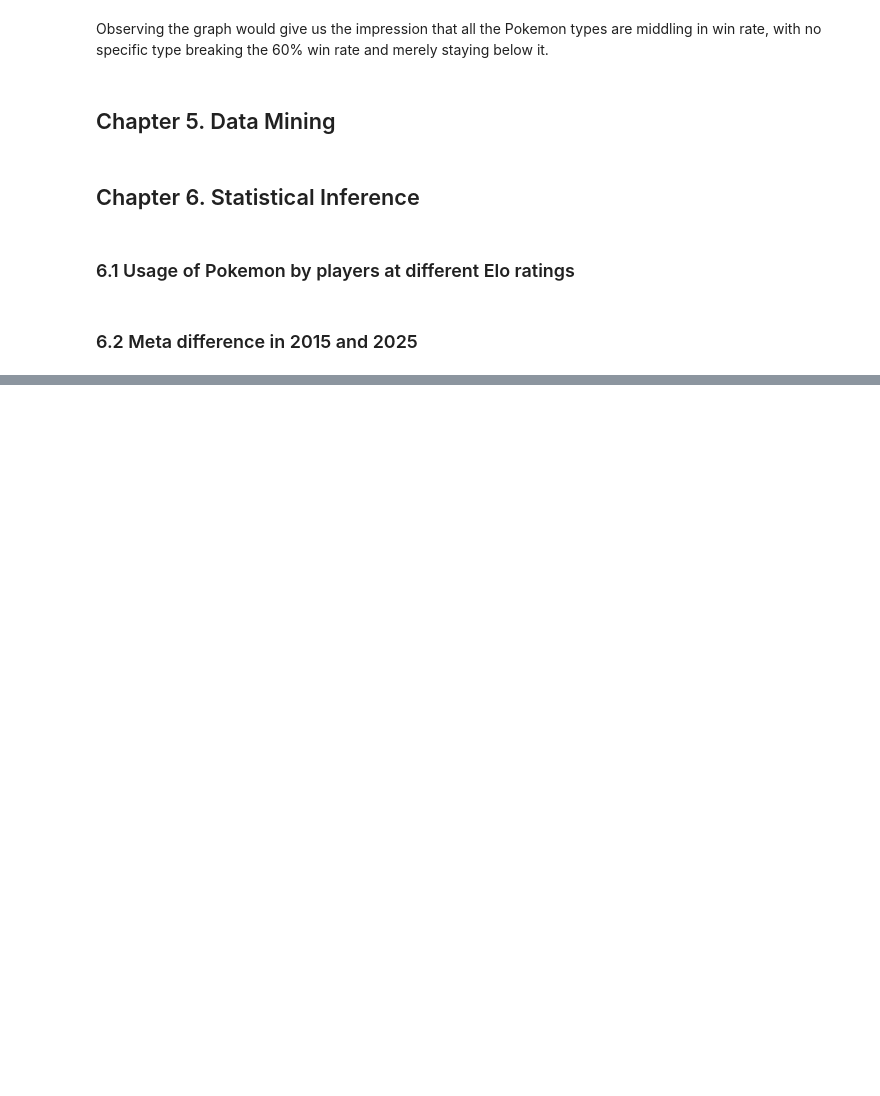
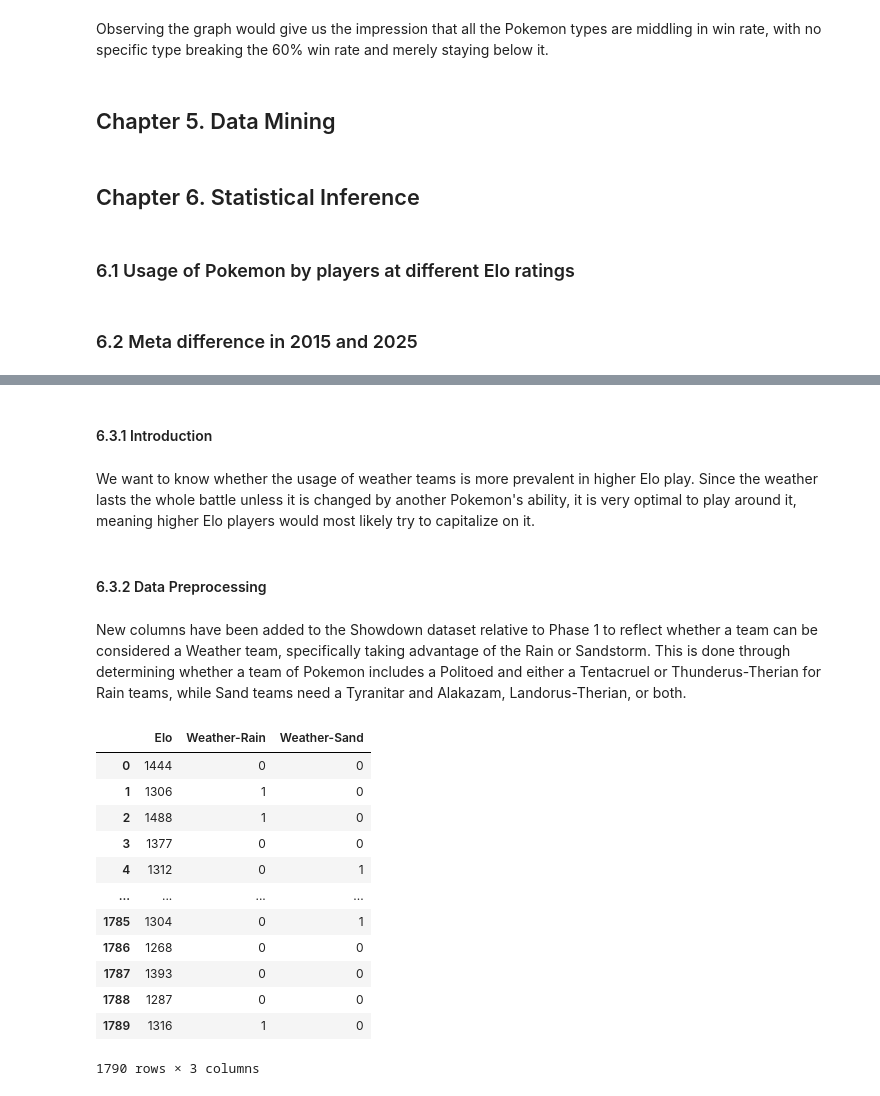
Before and after one commit to jrgo7/csmodel-mco, a Jupyter notebook: phase-2.ipynb, the cells around one changed output, grey strips where cells are left out. Saved outputs shown, nothing was run; the diff lists cells and outputs as text; code cells hidden in the pictures; blank space fills up the shorter version.

```diff
--- a/phase-2.ipynb
+++ b/phase-2.ipynb
@@ -967,0 +966,4 @@ Observing the graph would give us the impression that all the Pokemon types are
+# %% [markdown]
+#### 6.3.1 Introduction
+# %% [markdown]
+We want to know whether the usage of weather teams is more prevalent in higher Elo play. Since the weather lasts the whole battle unless it is changed by another Pokemon's ability, it is very optimal to play around it, meaning higher Elo players would most likely try to capitalize on it.
@@ -967,0 +972,22 @@ Observing the graph would give us the impression that all the Pokemon types are
+# %% [markdown]
+#### 6.3.2 Data Preprocessing
+# %% [markdown]
+New columns have been added to the Showdown dataset relative to Phase 1 to reflect whether a team can be considered a Weather team, specifically taking advantage of the Rain or Sandstorm. This is done through determining whether a team of Pokemon includes a Politoed and either a Tentacruel or Thunderus-Therian for Rain teams, while Sand teams need a Tyranitar and Alakazam, Landorus-Therian, or both.
+# %%
+elo_ranges = ["1000-1290", "1291-1390", "1391-1490", "1491-2000"]
+
+weather_df
+# %% [output]
+|  | Elo | Weather-Rain | Weather-Sand |
+| 0 | 1444 | 0 | 0 |
+| 1 | 1306 | 1 | 0 |
+| 2 | 1488 | 1 | 0 |
+| 3 | 1377 | 0 | 0 |
+| 4 | 1312 | 0 | 1 |
+| ... | ... | ... | ... |
+| 1785 | 1304 | 0 | 1 |
+| 1786 | 1268 | 0 | 0 |
+| 1787 | 1393 | 0 | 0 |
+| 1788 | 1287 | 0 | 0 |
+| 1789 | 1316 | 1 | 0 |
+1790 rows × 3 columns
```
Also changed, not shown: parts of 25 cells of this notebook, 2 other files.
